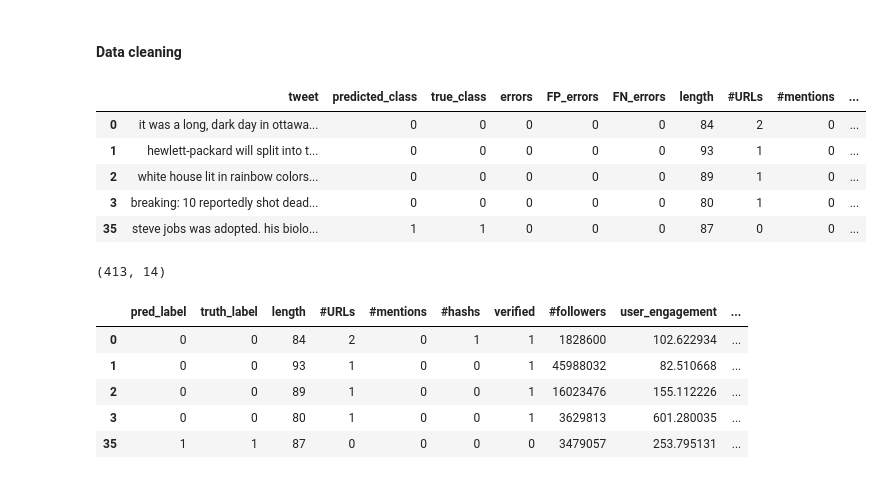
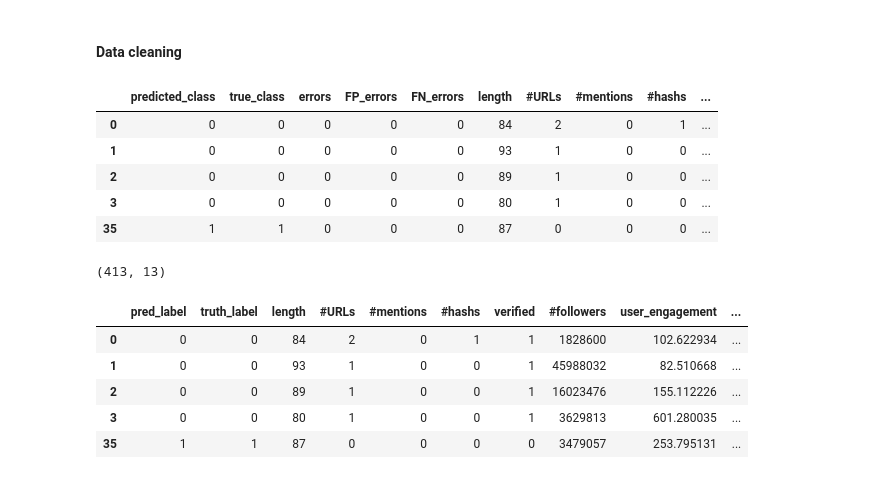
Before and after one commit to NGO-Algorithm-Audit/unsupervised-bias-detection, a Jupyter notebook: HBAC_scan/Disfinformation/HBAC_BERT_disinformation_classifier.ipynb, the cells around one changed output. Saved outputs shown, nothing was run; the diff lists cells and outputs as text; code cells hidden in the pictures.

```diff
--- a/HBAC_scan/Disfinformation/HBAC_BERT_disinformation_classifier.ipynb
+++ b/HBAC_scan/Disfinformation/HBAC_BERT_disinformation_classifier.ipynb
@@ -74,5 +78,5 @@ df_pred.shape
 # %%
-path_feat = '../data/Twitter_dataset/twitter1516_final.csv'
+path_feat = '../../data/Twitter_dataset/twitter1516_final.csv'
 df_feat = pd.read_csv(path_feat)
 df_feat.head(2)
 # %% [output]
@@ -84,25 +88,25 @@ df_feat.head(2)
 # %%
 df_full = pd.merge(df_pred, df_feat, on=['tweet'])
 
 # Drop duplicate rows in merged dataframe
 df_full = df_full.drop_duplicates('tweet', keep='last')
 
 # remove certain columns
-df_full = df_full.drop(columns=['tweet_id','label'])
+df_full = df_full.drop(columns=['tweet','tweet_id','label'])
 
 # features dataframe
-features = df_full.drop(['tweet','predicted_class', 'true_class', 'errors', 'FP_errors', 'FN_errors'], axis=1)
+features = df_full.drop(['predicted_class', 'true_class', 'errors', 'FP_errors', 'FN_errors'], axis=1)
 
 df_full.head()
 # %% [output]
-|  | tweet | predicted_class | true_class | errors | FP_errors | FN_errors | length | #URLs | #mentions | ... |
-| 0 | it was a long, dark day in ottawa... | 0 | 0 | 0 | 0 | 0 | 84 | 2 | 0 | ... |
-| 1 | hewlett-packard will split into t... | 0 | 0 | 0 | 0 | 0 | 93 | 1 | 0 | ... |
-| 2 | white house lit in rainbow colors... | 0 | 0 | 0 | 0 | 0 | 89 | 1 | 0 | ... |
-| 3 | breaking: 10 reportedly shot dead... | 0 | 0 | 0 | 0 | 0 | 80 | 1 | 0 | ... |
-| 35 | steve jobs was adopted. his biolo... | 1 | 1 | 0 | 0 | 0 | 87 | 0 | 0 | ... |
+|  | predicted_class | true_class | errors | FP_errors | FN_errors | length | #URLs | #mentions | #hashs | ... |
+| 0 | 0 | 0 | 0 | 0 | 0 | 84 | 2 | 0 | 1 | ... |
+| 1 | 0 | 0 | 0 | 0 | 0 | 93 | 1 | 0 | 0 | ... |
+| 2 | 0 | 0 | 0 | 0 | 0 | 89 | 1 | 0 | 0 | ... |
+| 3 | 0 | 0 | 0 | 0 | 0 | 80 | 1 | 0 | 0 | ... |
+| 35 | 1 | 1 | 0 | 0 | 0 | 87 | 0 | 0 | 0 | ... |
 # %%
 df_full.shape
 # %% [output]
-(413, 14)
+(413, 13)
 # %%
```
Also changed, not shown: parts of 9 cells of this notebook, 1 other file.
